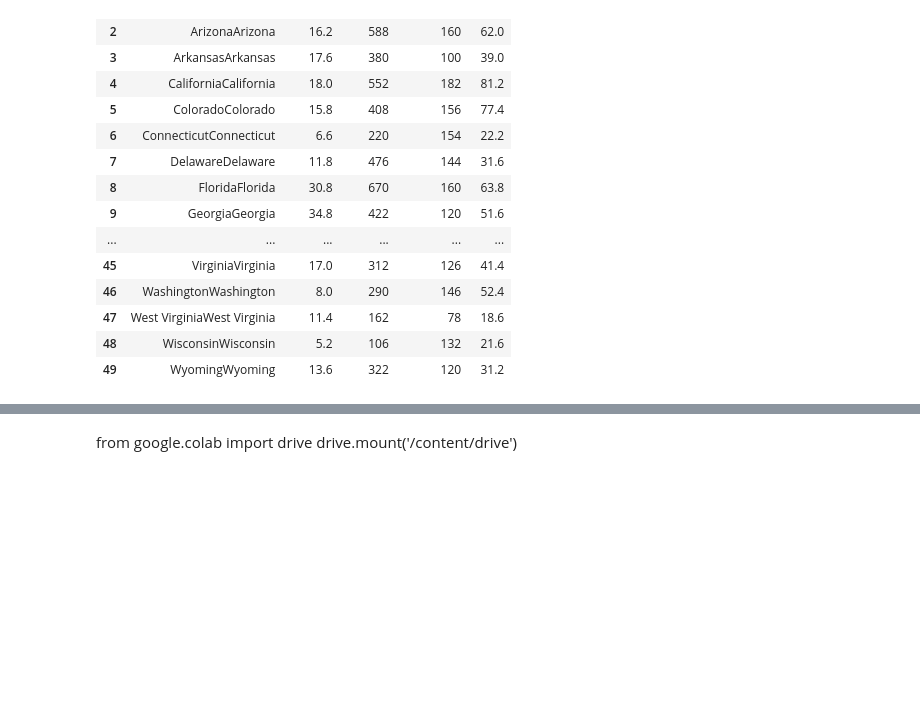
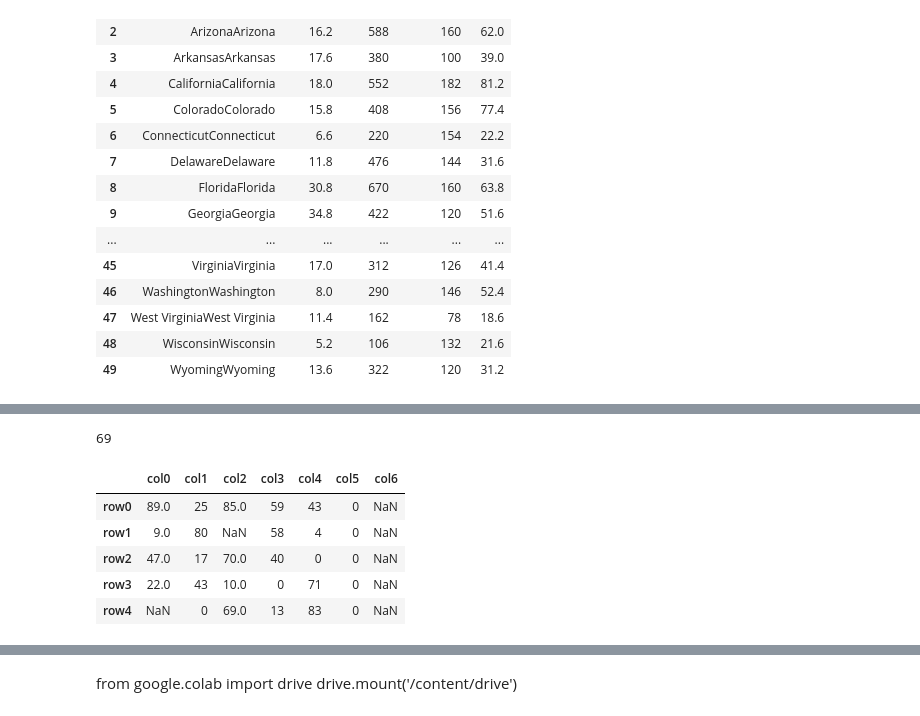
Before and after one commit to SejalPawar13/MSC_FDS_504, a Jupyter notebook: FDS_26_aug.ipynb, the cells around one changed output, grey strips where cells are left out. Drawn from its saved outputs; the diff is of its cells as text; code cells hidden in the pictures; blank space fills up the shorter version.

```diff
--- a/FDS_26_aug.ipynb
+++ b/FDS_26_aug.ipynb
@@ -196,0 +295,8 @@ state.apply(lambda n: n*2)
+# %%
+import pandas as pd
+import numpy as np
+cols=['col0','col1','col2','col3','col4']
+rows=['row0','row1','row2','row3','row4']
+data=np.random.randint(0,100,size=(5,5))
+df=pd.DataFrame(data,columns=cols,index=rows)
+df.head()
@@ -196,0 +310,18 @@ state.apply(lambda n: n*2)
+# %%
+df.iloc[4,2]
+# %% [output]
+69
+# %%
+df.iloc[3,3]=0
+df.iloc[1,2]=np.nan
+df.iloc[4,0]=np.nan
+df['col5']=0
+df['col6']=np.nan
+df.head()
+# %% [output]
+|  | col0 | col1 | col2 | col3 | col4 | col5 | col6 |
+| row0 | 89.0 | 25 | 85.0 | 59 | 43 | 0 | NaN |
+| row1 | 9.0 | 80 | NaN | 58 | 4 | 0 | NaN |
+| row2 | 47.0 | 17 | 70.0 | 40 | 0 | 0 | NaN |
+| row3 | 22.0 | 43 | 10.0 | 0 | 71 | 0 | NaN |
+| row4 | NaN | 0 | 69.0 | 13 | 83 | 0 | NaN |
```
Also changed, not shown: parts of 11 cells of this notebook.
